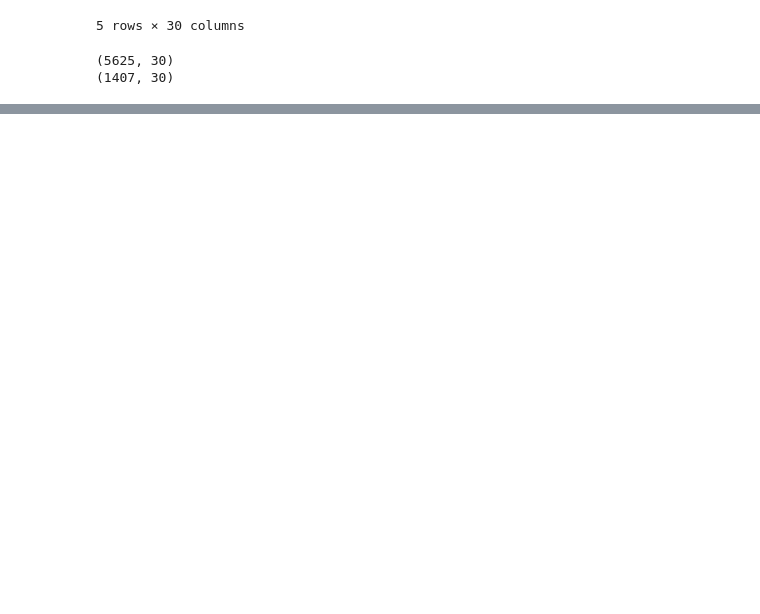
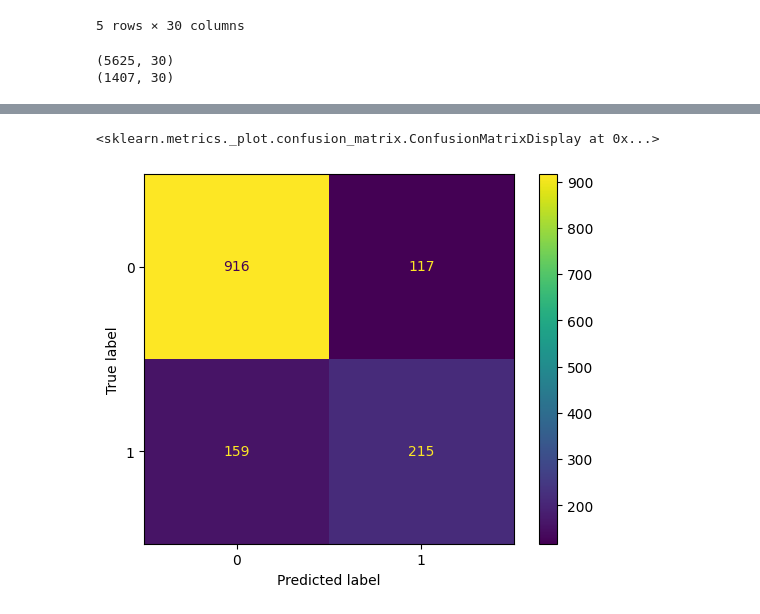
Before and after one commit to Prakash-Kumar-Badaila/churn_prediction_system, a Jupyter notebook: notebooks/churn_prediction.ipynb, the cells around one changed output, grey strips where cells are left out. Cells and saved outputs as stored; diff of their text form; code cells hidden in the pictures; blank space fills up the shorter version.

Commit message:
Logistic reasoning is added

```diff
--- a/notebooks/churn_prediction.ipynb
+++ b/notebooks/churn_prediction.ipynb
@@ -523,0 +510,7 @@ array([[ 1.3218163 ,  0.98155578,  1.6599004 , ...,  1.90515869,
+# %%
+model = LogisticRegression(
+    random_state=42,
+    max_iter=1000
+)
+# %%
+model.fit(X_train_scaled,y_train)
@@ -523,0 +519,2 @@ array([[ 1.3218163 ,  0.98155578,  1.6599004 , ...,  1.90515869,
+# %%
+y_pred = model.predict(X_test_scaled)
@@ -523,0 +539,6 @@ array([[ 1.3218163 ,  0.98155578,  1.6599004 , ...,  1.90515869,
+# %%
+cm = confusion_matrix(y_test,y_pred)
+ConfusionMatrixDisplay(confusion_matrix=cm).plot()
+# %% [output]
+<sklearn.metrics._plot.confusion_matrix.ConfusionMatrixDisplay at 0x...>
+[figure, added]
```
Also changed, not shown: parts of 5 cells of this notebook.
